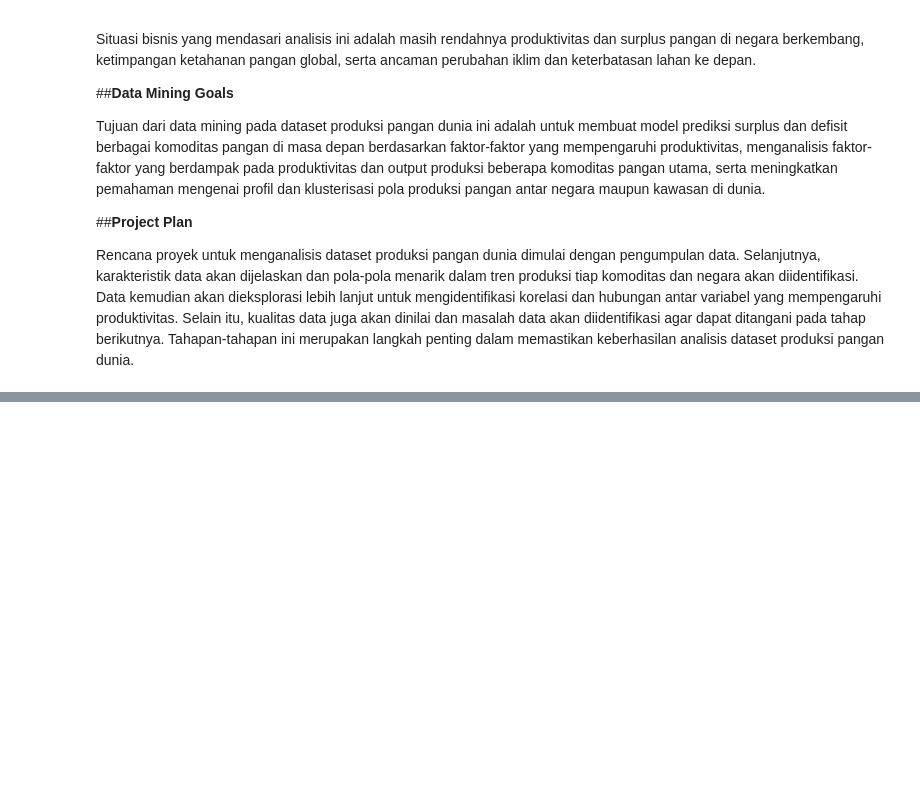
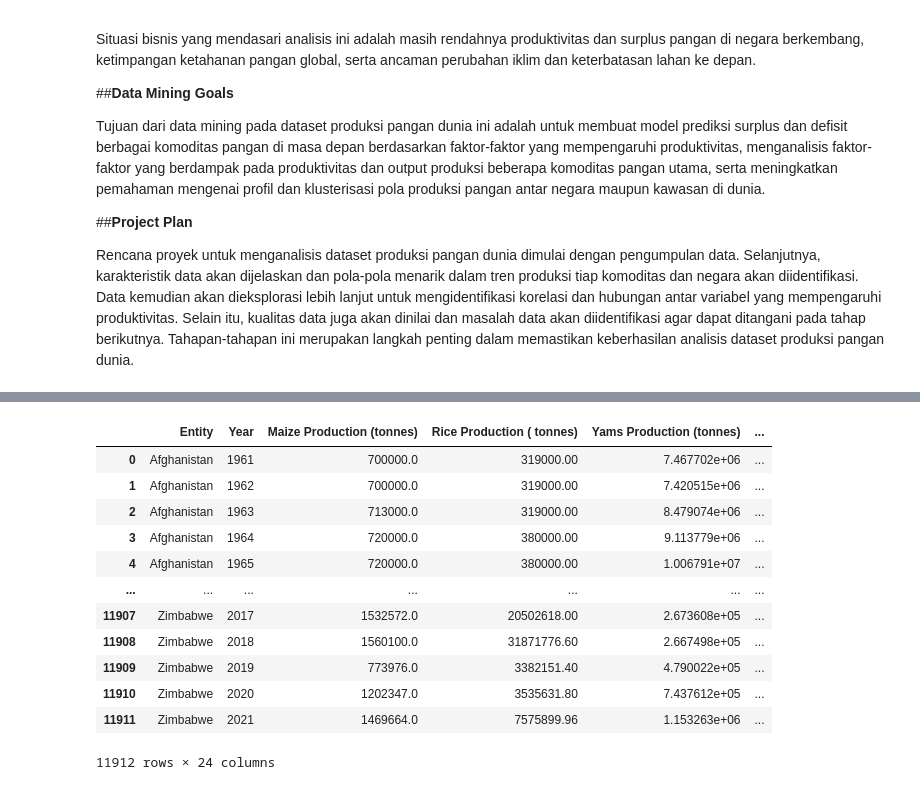
Before and after one commit to Brizah/Data-Mining, a Jupyter notebook: Analisis_Produksi_Pangan.ipynb, the cells around one changed output, grey strips where cells are left out. Saved outputs shown, nothing was run; the diff lists cells and outputs as text; code cells hidden in the pictures; blank space fills up the shorter version.

```diff
--- a/Analisis_Produksi_Pangan.ipynb
+++ b/Analisis_Produksi_Pangan.ipynb
@@ -22,0 +42,3 @@ Rencana proyek untuk menganalisis dataset produksi pangan dunia dimulai dengan p
+# %%
+df = pd.read_csv('world food production.csv')
+print(df.head())
@@ -22,0 +77,16 @@ Rencana proyek untuk menganalisis dataset produksi pangan dunia dimulai dengan p
+# %%
+df
+# %% [output]
+|  | Entity | Year | Maize Production (tonnes) | Rice Production ( tonnes) | Yams Production (tonnes) | ... |
+| 0 | Afghanistan | 1961 | 700000.0 | 319000.00 | 7.467702e+06 | ... |
+| 1 | Afghanistan | 1962 | 700000.0 | 319000.00 | 7.420515e+06 | ... |
+| 2 | Afghanistan | 1963 | 713000.0 | 319000.00 | 8.479074e+06 | ... |
+| 3 | Afghanistan | 1964 | 720000.0 | 380000.00 | 9.113779e+06 | ... |
+| 4 | Afghanistan | 1965 | 720000.0 | 380000.00 | 1.006791e+07 | ... |
+| ... | ... | ... | ... | ... | ... | ... |
+| 11907 | Zimbabwe | 2017 | 1532572.0 | 20502618.00 | 2.673608e+05 | ... |
+| 11908 | Zimbabwe | 2018 | 1560100.0 | 31871776.60 | 2.667498e+05 | ... |
+| 11909 | Zimbabwe | 2019 | 773976.0 | 3382151.40 | 4.790022e+05 | ... |
+| 11910 | Zimbabwe | 2020 | 1202347.0 | 3535631.80 | 7.437612e+05 | ... |
+| 11911 | Zimbabwe | 2021 | 1469664.0 | 7575899.96 | 1.153263e+06 | ... |
+11912 rows × 24 columns
```
Also changed, not shown: parts of 42 cells of this notebook.
